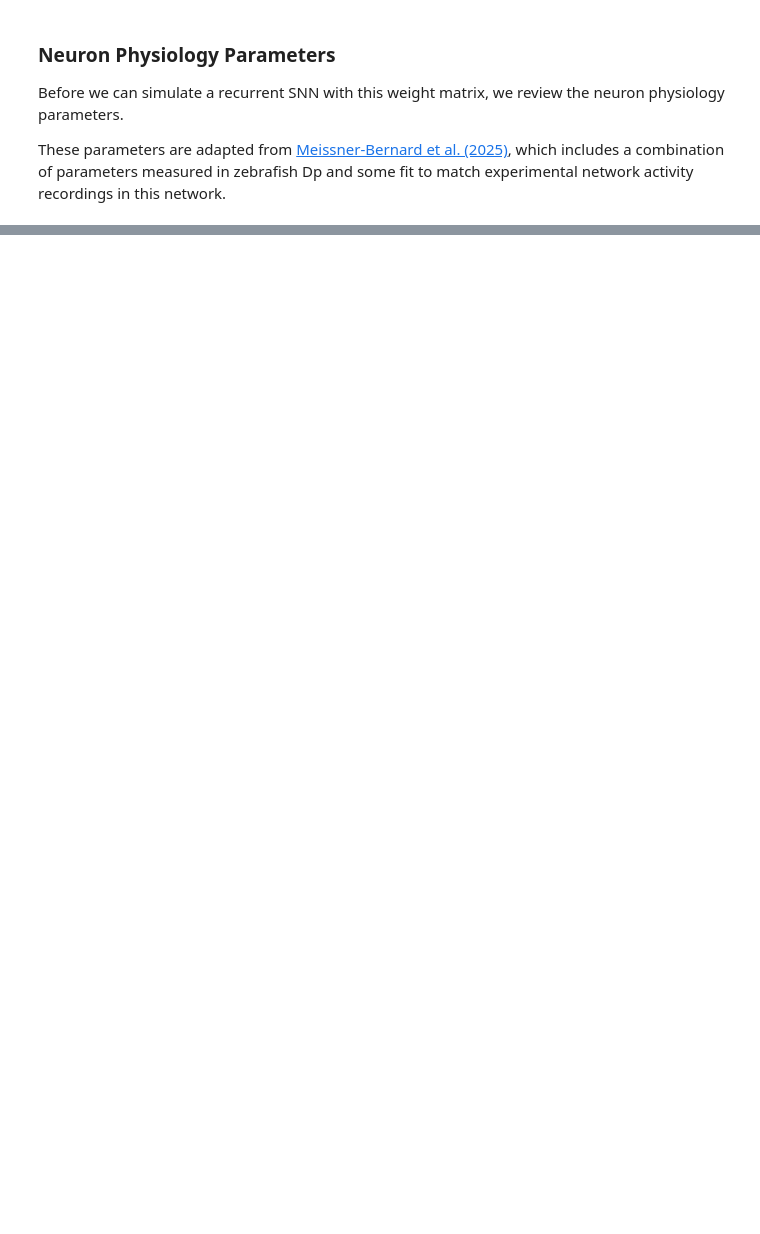
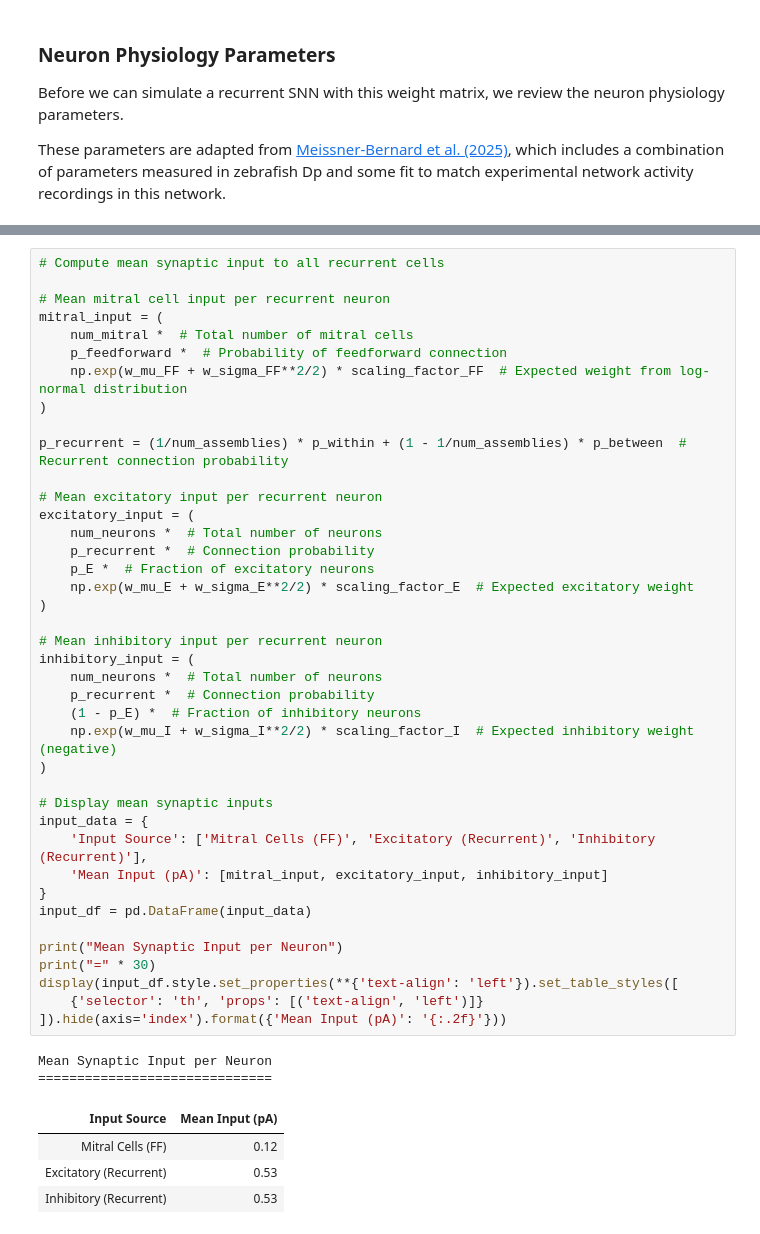
Before and after one commit to rory-bedford/connectome-snns, a Jupyter notebook: notebooks/generating-spiketrains-example.ipynb, the cells around one changed output, grey strips where cells are left out. Cells and saved outputs as stored; diff of their text form; blank space fills up the shorter version.

```diff
--- a/notebooks/generating-spiketrains-example.ipynb
+++ b/notebooks/generating-spiketrains-example.ipynb
@@ -321,3 +376,50 @@ Neuron Physiology Parameters (adapted from Meissner-Bernard et al. 2025)
+# %%
+# Compute mean synaptic input to all recurrent cells
+
+# Mean mitral cell input per recurrent neuron
+mitral_input = (
+    num_mitral *  # Total number of mitral cells
+    p_feedforward *  # Probability of feedforward connection
+    np.exp(w_mu_FF + w_sigma_FF**2/2) * scaling_factor_FF  # Expected weight from log-normal distribution
+)
+
+p_recurrent = (1/num_assemblies) * p_within + (1 - 1/num_assemblies) * p_between  # Recurrent connection probability
+
+# Mean excitatory input per recurrent neuron
+excitatory_input = (
+    num_neurons *  # Total number of neurons
+    p_recurrent *  # Connection probability
+    p_E *  # Fraction of excitatory neurons
+    np.exp(w_mu_E + w_sigma_E**2/2) * scaling_factor_E  # Expected excitatory weight
+)
+
+# Mean inhibitory input per recurrent neuron
+inhibitory_input = (
+    num_neurons *  # Total number of neurons
+    p_recurrent *  # Connection probability
+    (1 - p_E) *  # Fraction of inhibitory neurons
+    np.exp(w_mu_I + w_sigma_I**2/2) * scaling_factor_I  # Expected inhibitory weight (negative)
+)
+
+# Display mean synaptic inputs
+input_data = {
+    'Input Source': ['Mitral Cells (FF)', 'Excitatory (Recurrent)', 'Inhibitory (Recurrent)'],
+    'Mean Input (pA)': [mitral_input, excitatory_input, inhibitory_input]
+}
+input_df = pd.DataFrame(input_data)
+
+print("Mean Synaptic Input per Neuron")
+print("=" * 30)
+display(input_df.style.set_properties(**{'text-align': 'left'}).set_table_styles([
+    {'selector': 'th', 'props': [('text-align', 'left')]}
+]).hide(axis='index').format({'Mean Input (pA)': '{:.2f}'}))
+# %% [output]
+Mean Synaptic Input per Neuron
+==============================
+| Input Source | Mean Input (pA) |
+| Mitral Cells (FF) | 0.12 |
+| Excitatory (Recurrent) | 0.53 |
+| Inhibitory (Recurrent) | 0.53 |
 # %% [markdown]
 ### Initialise network and run simulation
 
```
Also changed, not shown: parts of 19 cells of this notebook, 3 other files.
